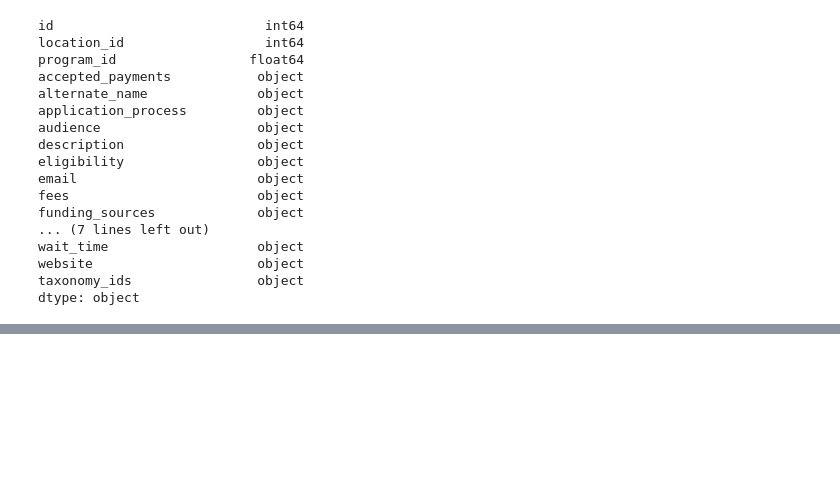
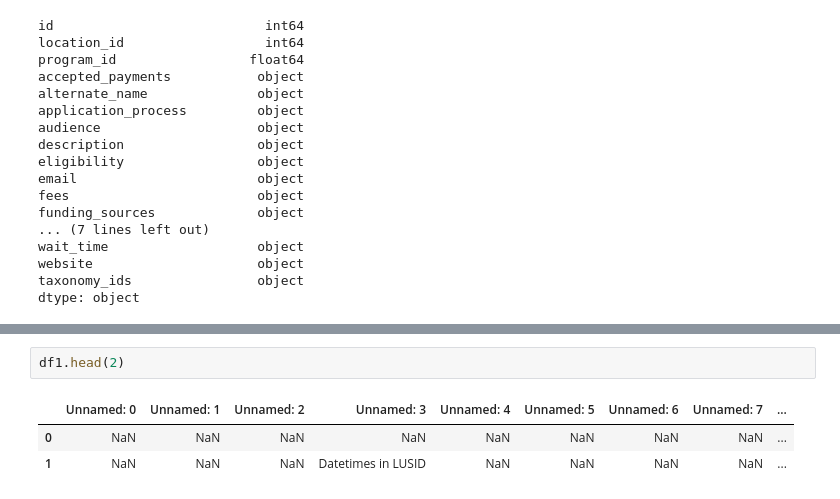
Before and after one commit to sakshipatil2505/learn_pandas, a Jupyter notebook: basic.ipynb, the cells around one changed output, grey strips where cells are left out. Saved outputs shown, nothing was run; the diff lists cells and outputs as text; blank space fills up the shorter version.

```diff
--- a/basic.ipynb
+++ b/basic.ipynb
@@ -116,0 +189,6 @@ a
+# %%
+df1.head(2)
+# %% [output]
+|  | Unnamed: 0 | Unnamed: 1 | Unnamed: 2 | Unnamed: 3 | Unnamed: 4 | Unnamed: 5 | Unnamed: 6 | Unnamed: 7 | ... |
+| 0 | NaN | NaN | NaN | NaN | NaN | NaN | NaN | NaN | ... |
+| 1 | NaN | NaN | NaN | Datetimes in LUSID | NaN | NaN | NaN | NaN | ... |
```
Also changed, not shown: parts of 19 cells of this notebook, 2 other files.
